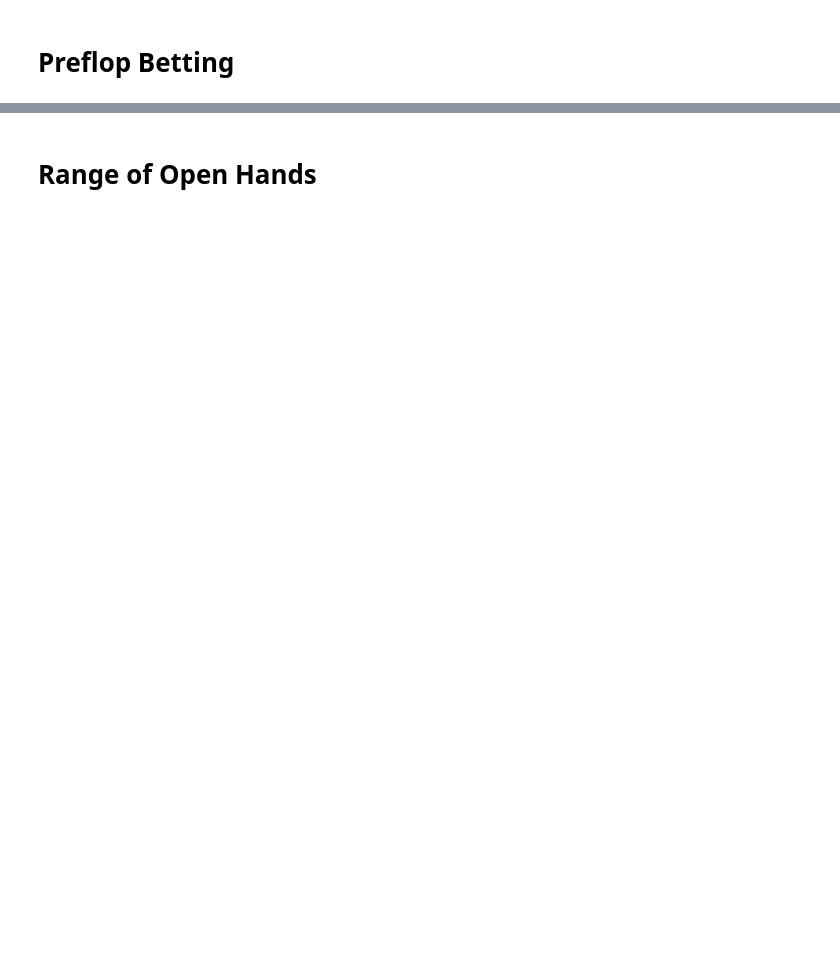
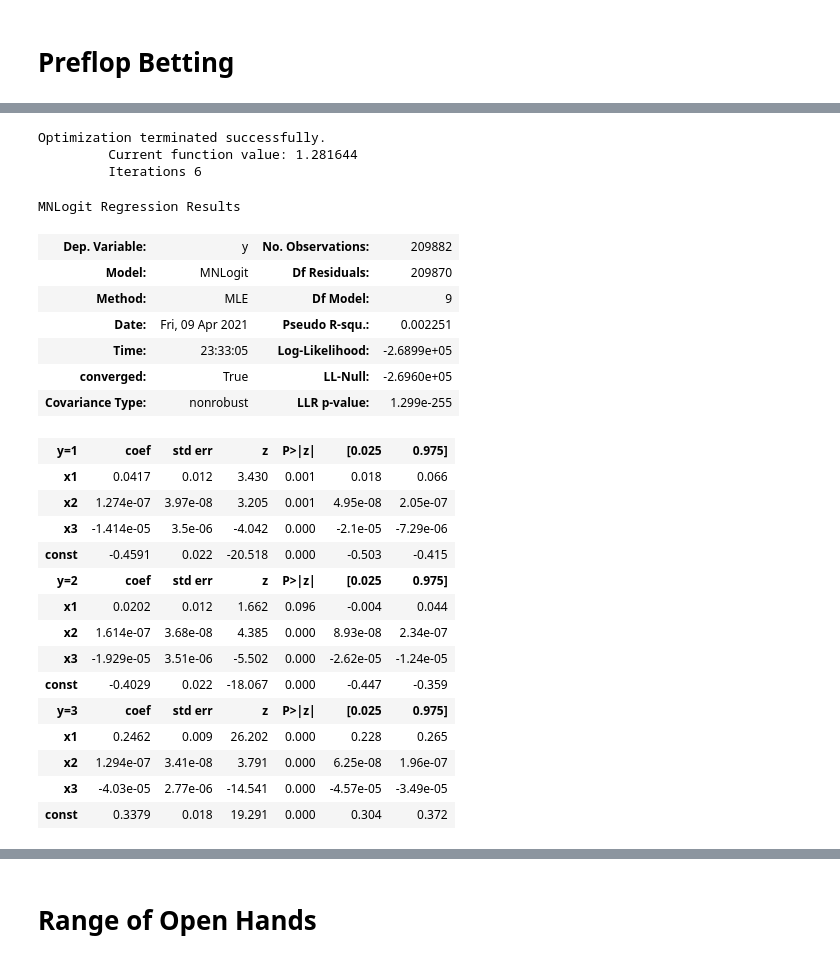
Before and after one commit to DhruvDadhania/project, a Jupyter notebook: Project EDA.ipynb, the cells around one changed output, grey strips where cells are left out. Saved outputs shown, nothing was run; the diff lists cells and outputs as text; code cells hidden in the pictures; blank space fills up the shorter version.

```diff
--- a/Project EDA.ipynb
+++ b/Project EDA.ipynb
@@ -140,0 +309,7 @@ for i in range(4):
+# %%
+col = pre_raise.columns
+def numGames(row):
+    players_involved = [x for x in col if x not in ['didRaise', 'hand_strength', 'position', 'stack_size', 'Intercept']]
+    return players[row[players_involved].idxmax(axis=1)[7:]]
+
+pre_raise['games_played'] = pre_raise.apply(lambda row: numGames(row), axis=1)
@@ -140,0 +369,33 @@ for i in range(4):
+# %%
+import statsmodels.discrete.discrete_model as sm
+
+logit = sm.MNLogit(pre_raise['hand_strength'].values, pre_raise[['position', 'stack_size', 'games_played', 'Intercept']].values).fit()
+full_llf = logit.llf
+logit.summary()
+# %% [output]
+Optimization terminated successfully.
+         Current function value: 1.281644
+         Iterations 6
+MNLogit Regression Results
+| Dep. Variable: | y | No. Observations: | 209882 |
+| Model: | MNLogit | Df Residuals: | 209870 |
+| Method: | MLE | Df Model: | 9 |
+| Date: | Fri, 09 Apr 2021 | Pseudo R-squ.: | 0.002251 |
+| Time: | 23:33:05 | Log-Likelihood: | -2.6899e+05 |
+| converged: | True | LL-Null: | -2.6960e+05 |
+| Covariance Type: | nonrobust | LLR p-value: | 1.299e-255 |
+| y=1 | coef | std err | z | P>|z| | [0.025 | 0.975] |
+| x1 | 0.0417 | 0.012 | 3.430 | 0.001 | 0.018 | 0.066 |
+| x2 | 1.274e-07 | 3.97e-08 | 3.205 | 0.001 | 4.95e-08 | 2.05e-07 |
+| x3 | -1.414e-05 | 3.5e-06 | -4.042 | 0.000 | -2.1e-05 | -7.29e-06 |
+| const | -0.4591 | 0.022 | -20.518 | 0.000 | -0.503 | -0.415 |
+| y=2 | coef | std err | z | P>|z| | [0.025 | 0.975] |
+| x1 | 0.0202 | 0.012 | 1.662 | 0.096 | -0.004 | 0.044 |
+| x2 | 1.614e-07 | 3.68e-08 | 4.385 | 0.000 | 8.93e-08 | 2.34e-07 |
+| x3 | -1.929e-05 | 3.51e-06 | -5.502 | 0.000 | -2.62e-05 | -1.24e-05 |
+| const | -0.4029 | 0.022 | -18.067 | 0.000 | -0.447 | -0.359 |
+| y=3 | coef | std err | z | P>|z| | [0.025 | 0.975] |
+| x1 | 0.2462 | 0.009 | 26.202 | 0.000 | 0.228 | 0.265 |
+| x2 | 1.294e-07 | 3.41e-08 | 3.791 | 0.000 | 6.25e-08 | 1.96e-07 |
+| x3 | -4.03e-05 | 2.77e-06 | -14.541 | 0.000 | -4.57e-05 | -3.49e-05 |
+| const | 0.3379 | 0.018 | 19.291 | 0.000 | 0.304 | 0.372 |
```
Also changed, not shown: parts of 42 cells of this notebook, 2 other files.
